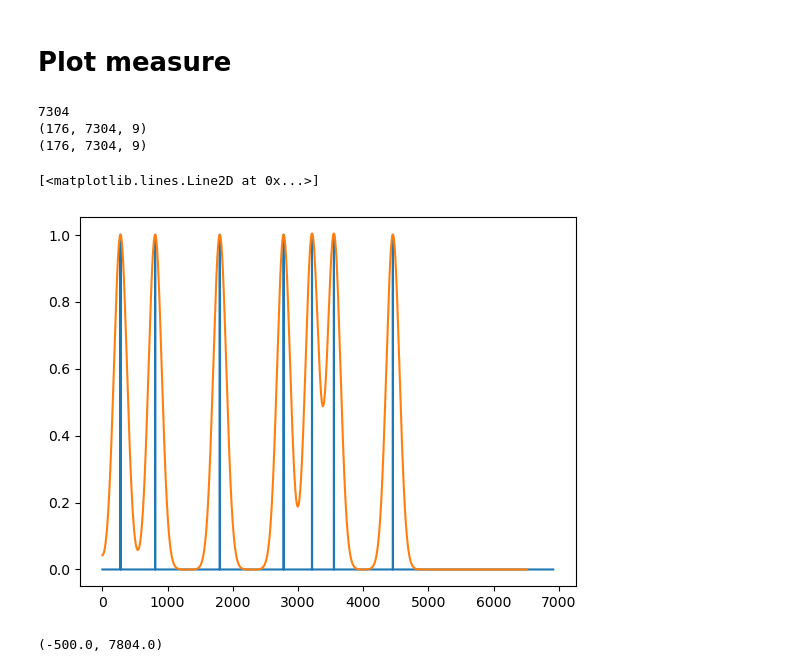
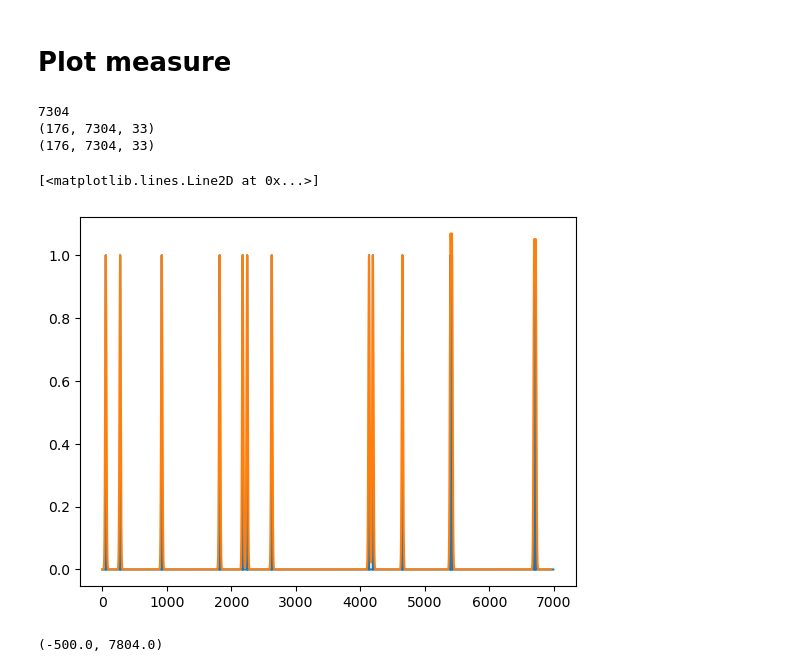
Before and after one commit to Lamifsud/pattern_classification_git, a Jupyter notebook: pipeline_drafts/HistGrad.ipynb, the cells around one changed output. Drawn from its saved outputs; the diff is of its cells as text; code cells hidden in the pictures.

```diff
--- a/pipeline_drafts/HistGrad.ipynb
+++ b/pipeline_drafts/HistGrad.ipynb
@@ -66,2 +60,0 @@ array([ 0,  4,  8, 12, 16, 20, 24, 28, 32])
-# %%
-spike_times = [spike_times[i] for i in indices]
@@ -133,3 +118,7 @@ df_task_ts_by_neuron[0][1]
 # split the spike time vector by trial
 spk_trials, spike_train_trial = manage.spike_ts_by_trial(trials_ts, spike_times)
 spikes_times_aligned = manage.spike_ts_aligned(df_task_ts, df_task_ts_by_neuron, spike_times, unit_label, spike_train_trial)
+# %%
+indices = np.arange(0, completeUnit+1)
+spikes_times_aligned = spikes_times_aligned[indices]
+spikes_times_aligned[0,0]
@@ -168,7 +165,7 @@ plt.show()
 # %% [markdown]
 ## Instantaneous Firing rate
 # %%
-sigma = [100]
+sigma = [10]
 
 max_length = tools.get_max_length_trials(spikes_times_aligned[-1])
 spikes_binarized = FiringRate.binarize_spike_times(spikes_times_aligned, max_length)
@@ -240,14 +245,14 @@ for t in range(n_trials):
 # %%
 print(max_length)
 print(spikes_binarized.shape)
 print(spike_convolved.shape)
-plt.plot(spikes_binarized[121,:,0])
-plt.plot(spike_convolved[121,:,0])
+plt.plot(spikes_binarized[128,:,0])
+plt.plot(spike_convolved[128,:,0])
 # %% [output]
 7304
-(176, 7304, 9)
-(176, 7304, 9)
+(176, 7304, 33)
+(176, 7304, 33)
 [<matplotlib.lines.Line2D at 0x...>]
-[figure, old version]
+[figure, new version]
 # %%
 t = 120
```
Also changed, not shown: parts of 20 cells of this notebook.
